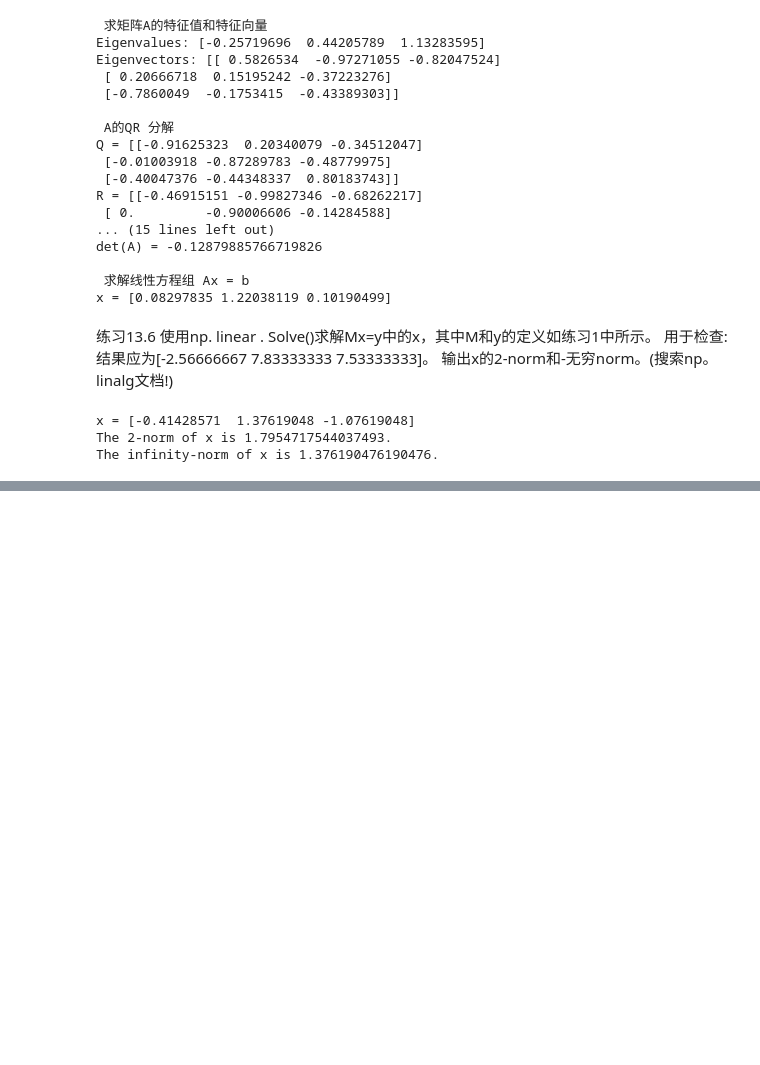
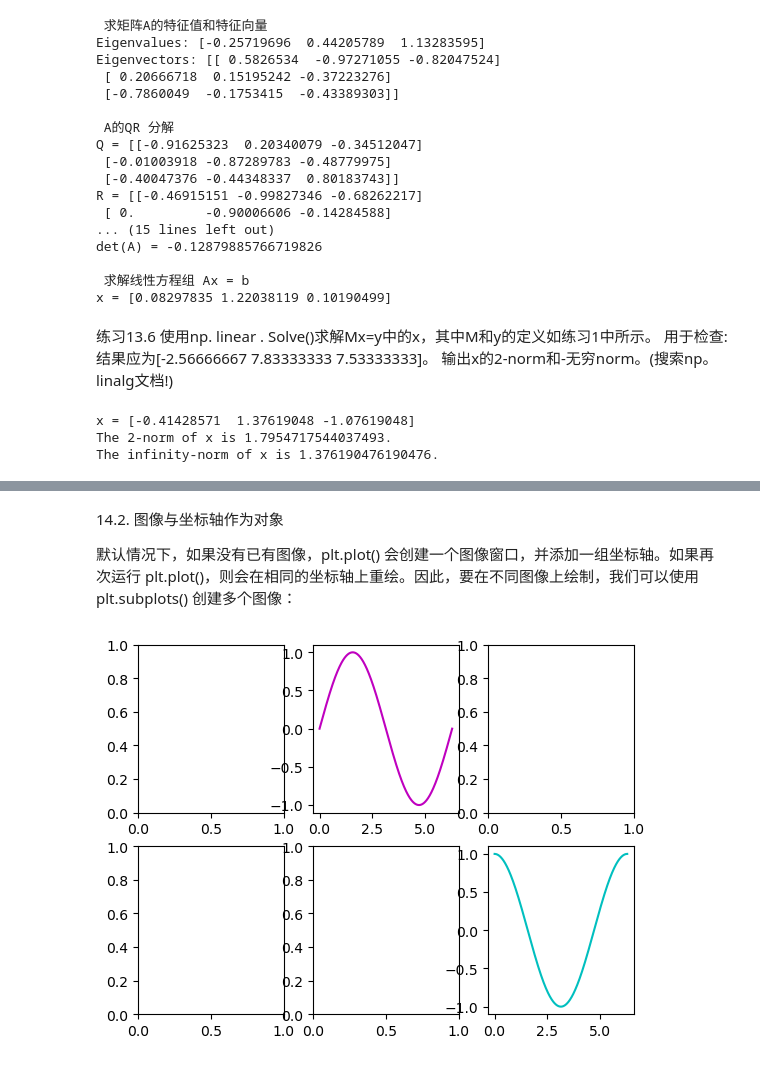
Before and after one commit to Chenji-s/test1, a Jupyter notebook: 教学week4.ipynb, the cells around one changed output, grey strips where cells are left out. Cells and saved outputs as stored; diff of their text form; code cells hidden in the pictures; blank space fills up the shorter version.

```diff
--- a/教学week4.ipynb
+++ b/教学week4.ipynb
@@ -672,0 +731,22 @@ The infinity-norm of x is 1.376190476190476.
+# %% [markdown]
+14.2. 图像与坐标轴作为对象
+
+默认情况下，如果没有已有图像，plt.plot() 会创建一个图像窗口，并添加一组坐标轴。如果再次运行 plt.plot()，则会在相同的坐标轴上重绘。因此，要在不同图像上绘制，我们可以使用 plt.subplots() 创建多个图像：
+# %%
+import numpy as np
+import matplotlib.pyplot as plt
+
+# 定义 x
+x = np.linspace(0, 2 * np.pi, 1000)
+
+# 创建图像和坐标轴
+fig_1, ax_1 = plt.subplots(2, 3)
+
+# 绘制到不同的子图
+ax_1[0, 1].plot(x, np.sin(x), 'm-')
+ax_1[1, 2].plot(x, np.cos(x), 'c-')
+
+# 显示结果
+plt.show()
+# %% [output]
+[figure, added]
```
Also changed, not shown: parts of 8 cells of this notebook.
